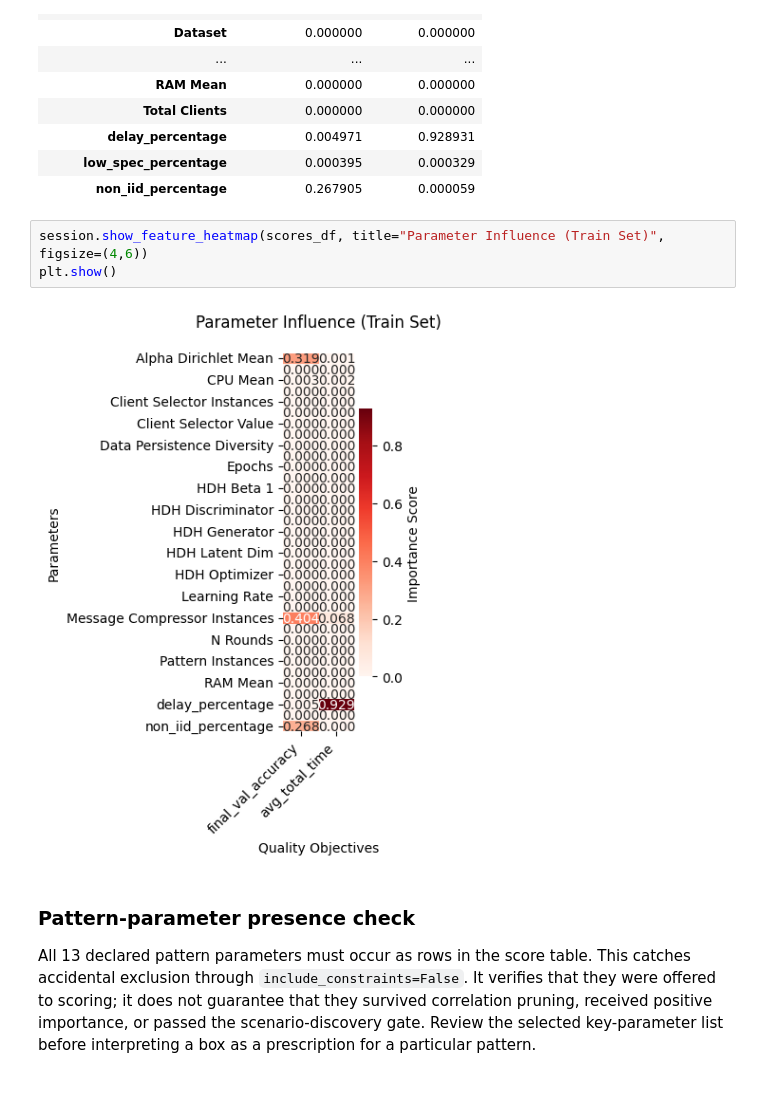
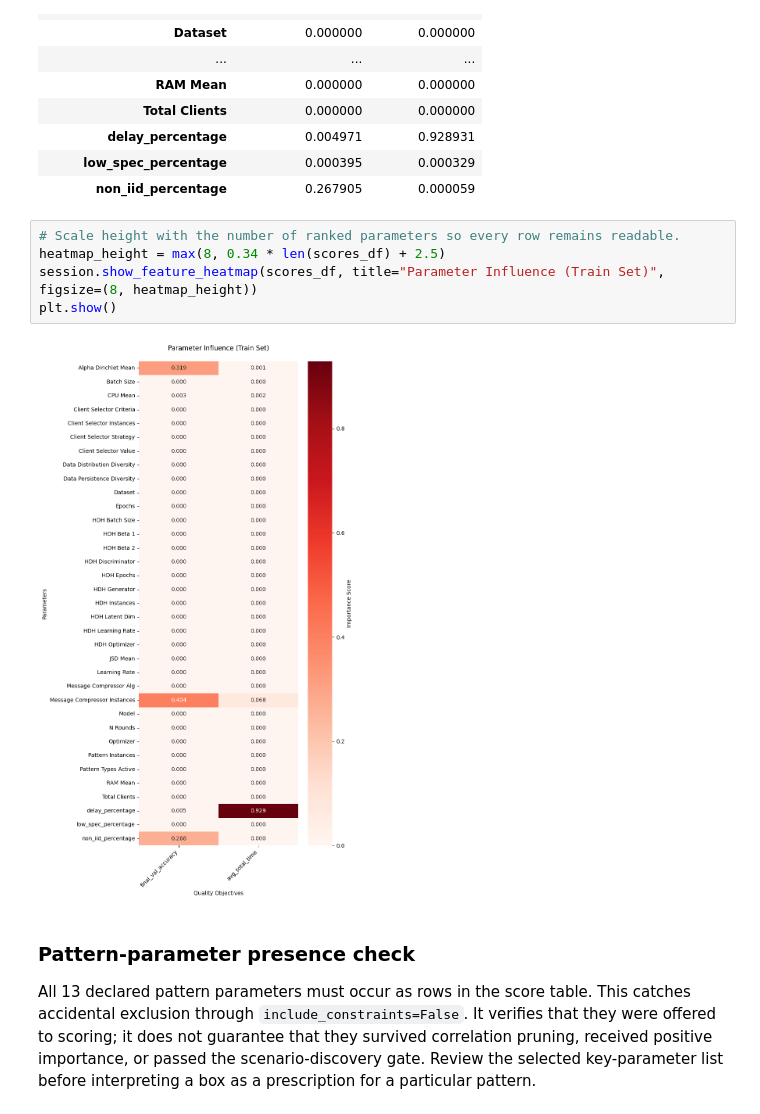
Before and after one commit to andresdp/patterns-sa, a Jupyter notebook: federatedlearning/compact/image/analysis-fl-rq-message_compressor-image.ipynb, the cells around one changed output. Drawn from its saved outputs; the diff is of its cells as text.

Commit message:
Scale FL feature heatmaps to parameter count

```diff
--- a/federatedlearning/compact/image/analysis-fl-rq-message_compressor-image.ipynb
+++ b/federatedlearning/compact/image/analysis-fl-rq-message_compressor-image.ipynb
@@ -731,10 +733,12 @@ Features selected: ['N Rounds', 'Model', 'Dataset', 'Optimizer', 'Learning Rate'
 | low_spec_percentage | 0.000395 | 0.000329 |
 | non_iid_percentage | 0.267905 | 0.000059 |
 # %%
-session.show_feature_heatmap(scores_df, title="Parameter Influence (Train Set)", figsize=(4,6))
+# Scale height with the number of ranked parameters so every row remains readable.
+heatmap_height = max(8, 0.34 * len(scores_df) + 2.5)
+session.show_feature_heatmap(scores_df, title="Parameter Influence (Train Set)", figsize=(8, heatmap_height))
 plt.show()
 # %% [output]
-[figure, old version]
+[figure, new version]
 # %% [markdown]
 ### Pattern-parameter presence check
 
```
Also changed, not shown: parts of 7 cells of this notebook, 13 other files.
